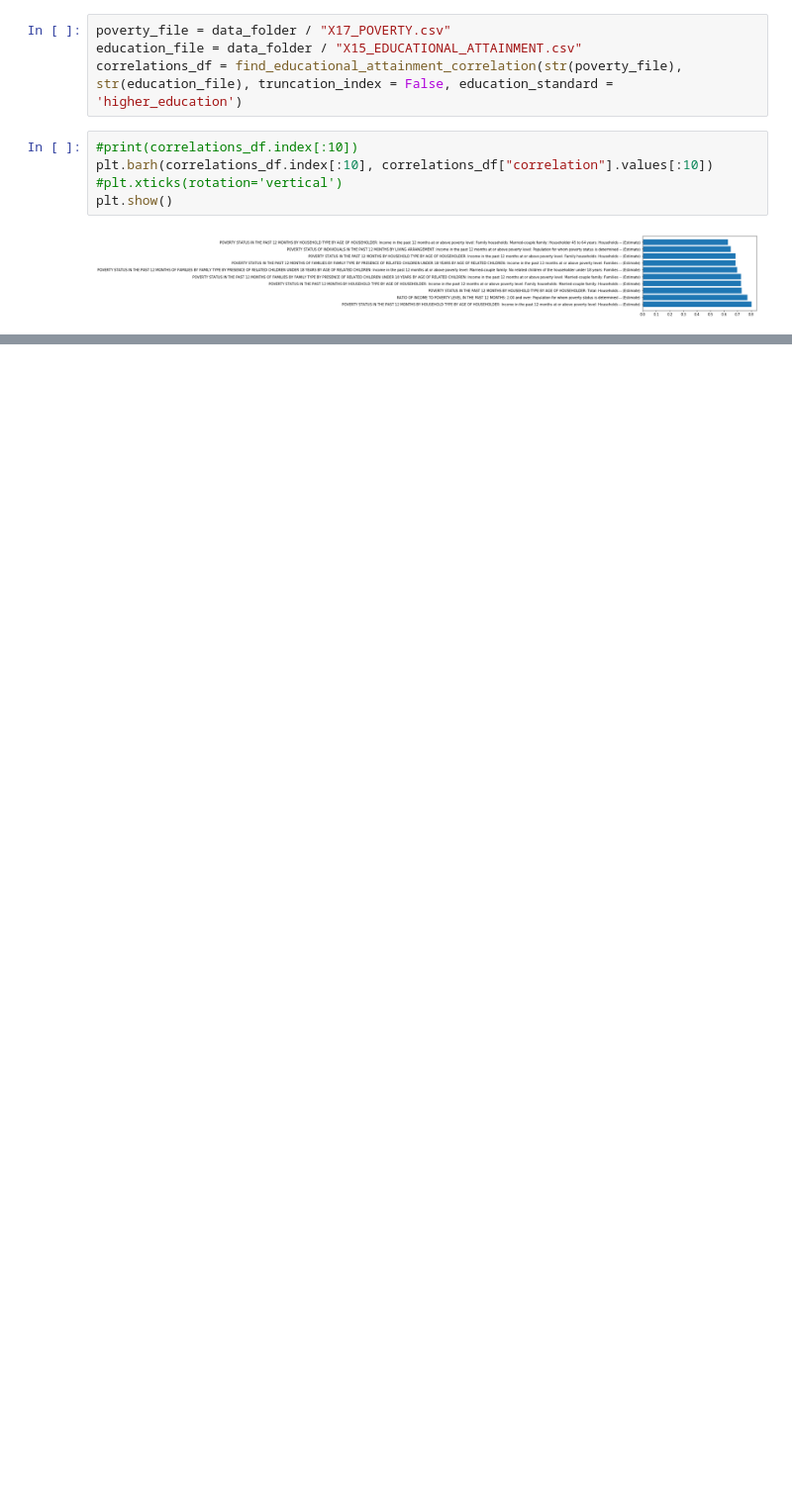
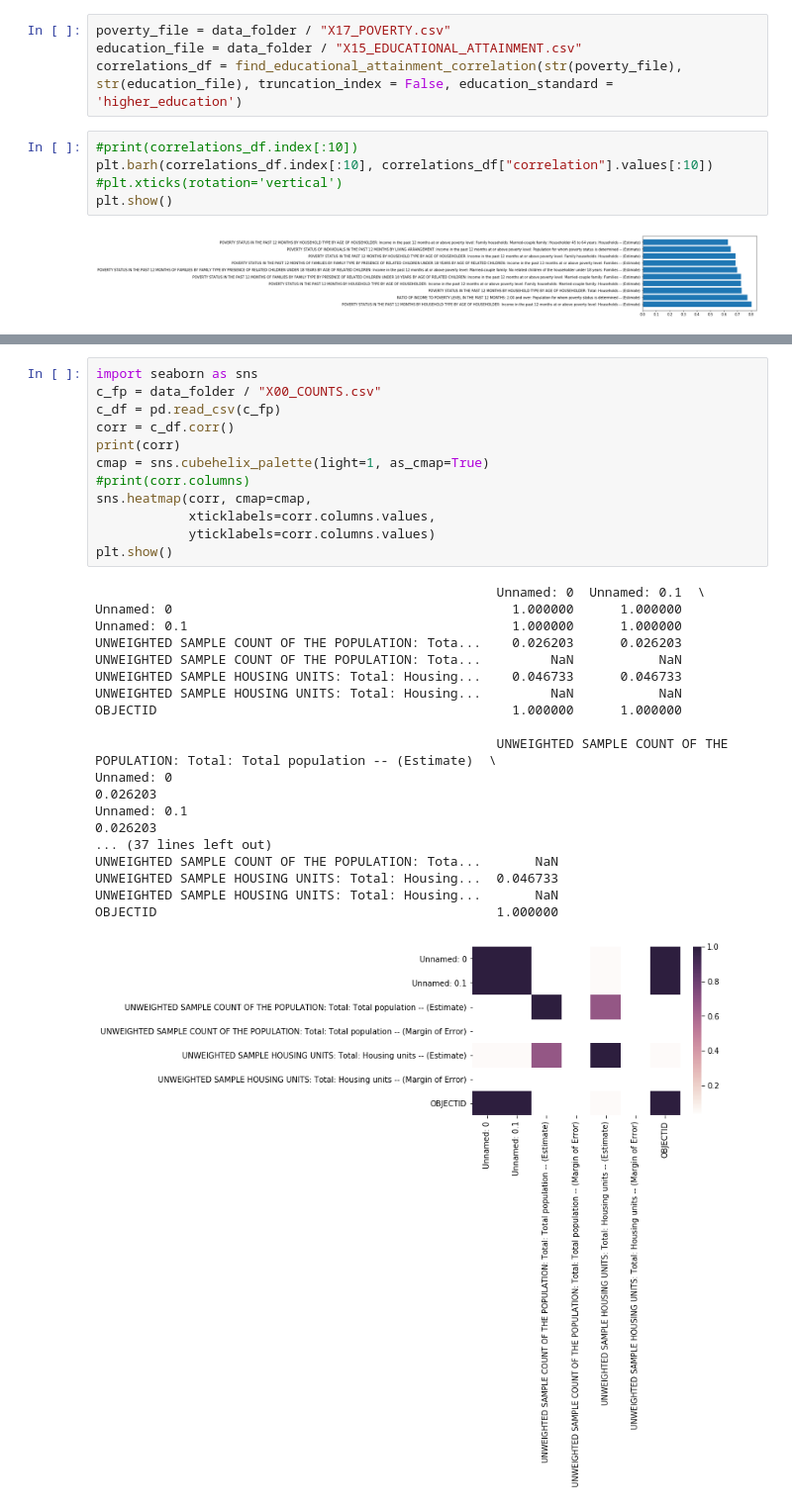
Before and after one commit to Tiger-Cross/AIHack18, a Jupyter notebook: notebooks/correlations.ipynb, the cells around one changed output, grey strips where cells are left out. Shown at 99% size. Drawn from its saved outputs; the diff is of its cells as text; blank space fills up the shorter version.

```diff
--- a/notebooks/correlations.ipynb
+++ b/notebooks/correlations.ipynb
@@ -65,0 +82,31 @@ plt.show()
+# %%
+import seaborn as sns
+c_fp = data_folder / "X00_COUNTS.csv"
+c_df = pd.read_csv(c_fp)
+corr = c_df.corr()
+print(corr)
+cmap = sns.cubehelix_palette(light=1, as_cmap=True)
+#print(corr.columns)
+sns.heatmap(corr, cmap=cmap,
+            xticklabels=corr.columns.values,
+            yticklabels=corr.columns.values)
+plt.show()
+# %% [output]
+                                                    Unnamed: 0  Unnamed: 0.1  \
+Unnamed: 0                                            1.000000      1.000000
+Unnamed: 0.1                                          1.000000      1.000000
+UNWEIGHTED SAMPLE COUNT OF THE POPULATION: Tota...    0.026203      0.026203
+UNWEIGHTED SAMPLE COUNT OF THE POPULATION: Tota...         NaN           NaN
+UNWEIGHTED SAMPLE HOUSING UNITS: Total: Housing...    0.046733      0.046733
+UNWEIGHTED SAMPLE HOUSING UNITS: Total: Housing...         NaN           NaN
+OBJECTID                                              1.000000      1.000000
+
+                                                    UNWEIGHTED SAMPLE COUNT OF THE POPULATION: Total: Total population -- (Estimate)  \
+Unnamed: 0                                                                                   0.026203
+Unnamed: 0.1                                                                                 0.026203
+... (37 lines left out)
+UNWEIGHTED SAMPLE COUNT OF THE POPULATION: Tota...       NaN
+UNWEIGHTED SAMPLE HOUSING UNITS: Total: Housing...  0.046733
+UNWEIGHTED SAMPLE HOUSING UNITS: Total: Housing...       NaN
+OBJECTID                                            1.000000
+[figure, added]
```
Also changed, not shown: parts of 3 cells of this notebook.
